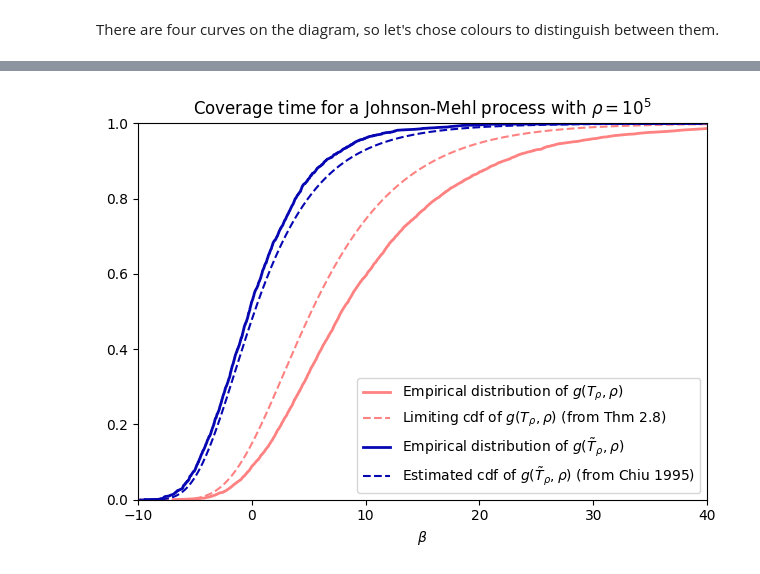
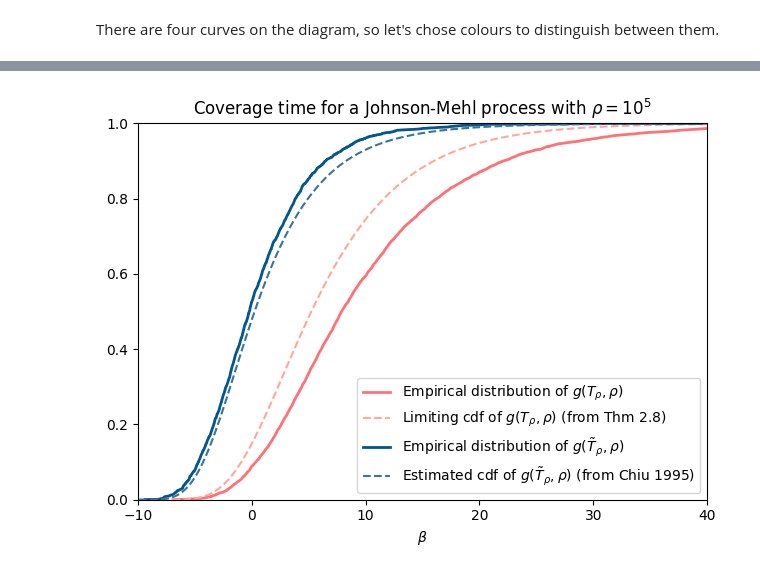
Before and after one commit to frankiehiggs/johnson-mehl, a Jupyter notebook: color-choice.ipynb, the cells around one changed output, grey strips where cells are left out. Saved outputs shown, nothing was run; the diff lists cells and outputs as text; code cells hidden in the pictures.

```diff
--- a/color-choice.ipynb
+++ b/color-choice.ipynb
@@ -20,7 +11,7 @@ def jm_diagram(colours, save=False):
     """
     'colours' should be a list of four colours.
     """
-    rho = 100000
+    rho = 1000000
     fig, ax = plt.subplots()
     c_samples = np.genfromtxt(f'data/rho{rho}-coverage-times.csv')
     u_samples = np.genfromtxt(f'data/unconstrained-rho{rho}-coverage-times.csv')
@@ -46,5 +37,6 @@ def jm_diagram(colours, save=False):
     ax.set_ylabel('')
     fig.tight_layout()
     if save:
+        fig.savefig('jm_diagram.pdf')
         fig.savefig('jm_diagram.png')
     plt.show()
@@ -61,21 +62,20 @@ jm_diagram(colours)
 # %%
-# An alternative approach:
 reds  = colorspace.sequential_hcl('Reds')
 blues = colorspace.sequential_hcl('Blues')
 w = 100
 p1 = 0.3
 p2 = 0.5
 lblue = -0.33
 lred = 0.33
-r1 = '#ff0000' # reds(w)[int(p1*w)]
-r2 = '#ff0000' # reds(w)[int(p2*w)]
-b1 = '#0000ff' # blues(w)[int(p1*w)]
-b2 = '#0000ff' # blues(w)[int(p2*w)]
+r1 = reds(w)[int(p1*w)]
+r2 = reds(w)[int(p2*w)]
+b1 = blues(w)[int(p1*w)]
+b2 = blues(w)[int(p2*w)]
 b1 = colorspace.utils.lighten(b1,lblue)
 b2 = colorspace.utils.lighten(b2,lblue)
 r1 = colorspace.utils.lighten(r1,lred)
 r2 = colorspace.utils.lighten(r2,lred)
 colours = [r1, r2, b2, b1]
-jm_diagram(colours, save=True)
+jm_diagram(colours, save=False)
 # %% [output]
-[figure, old version]
+[figure, new version]
```
Also changed, not shown: parts of 8 cells of this notebook, 2 other files.
